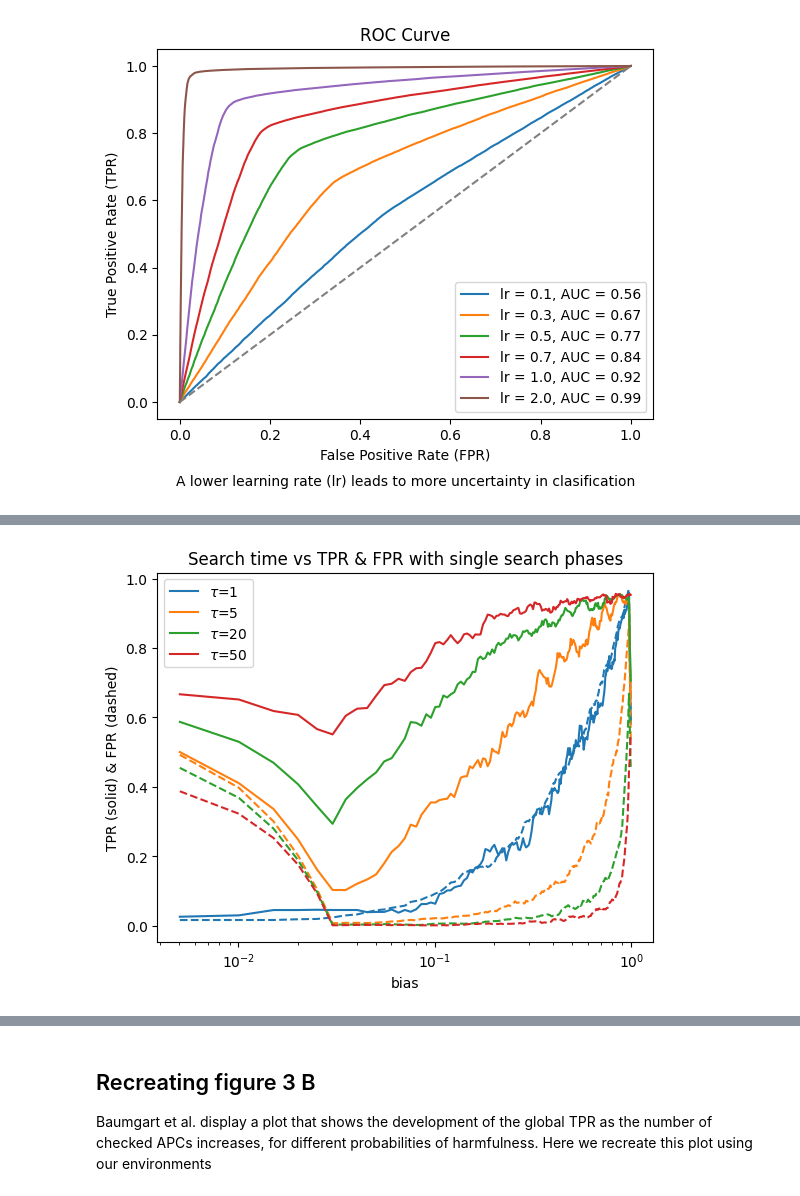
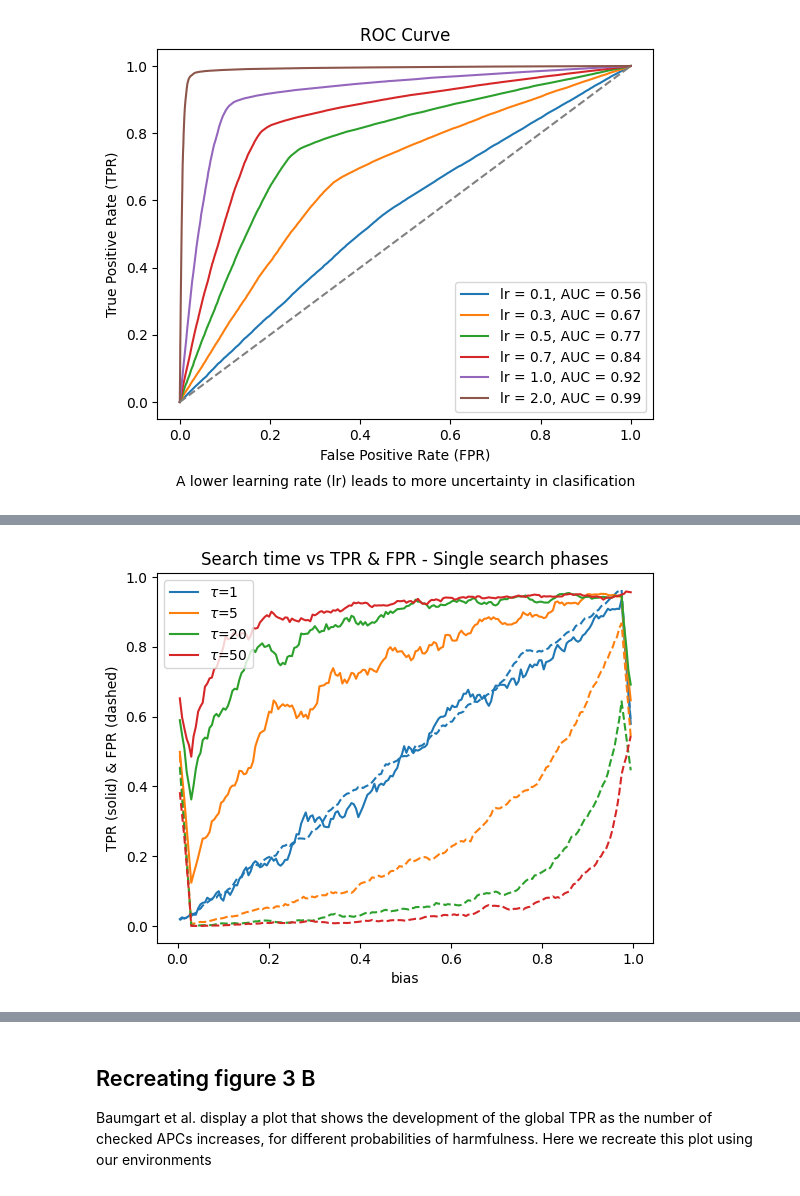
Before and after one commit to nikoczernin/tcells, a Jupyter notebook: baumgart_repro.ipynb, the cells around one changed output, grey strips where cells are left out. Saved outputs shown, nothing was run; the diff lists cells and outputs as text; code cells hidden in the pictures.

```diff
--- a/baumgart_repro.ipynb
+++ b/baumgart_repro.ipynb
@@ -114,0 +146,19 @@ It is also clear to see that the probability of any classification to be correct
+# %%
+from RL.APC import StochasticAPC, get_biases
+n = 5
+
+k = 4
+learning_rate = 1
+biases = get_biases(n, k).round(4)
+StochasticAPC.plotCertainties(biases=biases, learning_rate=learning_rate, title=f"Certainties over time, k={k}, learning_rate={learning_rate}")
+
+k = 1.5
+learning_rate = 2
+biases = get_biases(n, k).round(4)
+StochasticAPC.plotCertainties(biases=biases, learning_rate=learning_rate, title=f"Certainties over time, k={k}, learning_rate={learning_rate}")
+
+
+k = 7
+learning_rate = 0.5
+biases = get_biases(n, k).round(4)
+StochasticAPC.plotCertainties(biases=biases, learning_rate=learning_rate, title=f"Certainties over time, k={k}, learning_rate={learning_rate}")
@@ -259,7 +382,7 @@ plt.show()
 # and on y axis map lines of TPR and FPR per learning rate
 
 from RL.ImmuneSystem import ImmuneSystem_SinglePhase
-from RL.APC import StochasticAPC
+from RL.APC import StochasticAPC, get_biases
 from matplotlib import pyplot as plt
 import numpy as np
 import pandas as pd
@@ -270,9 +393,10 @@ time_results = []
 tau = 4
 
 n = 200
-biases = np.linspace(0, 1, n)
+learning_rates = [.3, .7, 1, 2, 4]
+biases = get_biases(n, k=5)
 # biases = [0.5]
-for learning_rate in [.3, .7, 1, 2, 4]:
+for learning_rate in learning_rates:
 # for learning_rate in [2]:
     for bias in biases:
         if bias == 0 or bias == 1: continue
@@ -323,7 +447,7 @@ for i, lr in enumerate(time_results.learning_rate.unique()):
 
 plt.xlabel("bias")
 plt.ylabel("TPR (solid) & FPR (dashed)")
-plt.title("Search time vs TPR & FPR with single search phases")
+plt.title("Search time vs TPR & FPR - Single search phases")
 plt.legend()
 plt.show()
 # %% [output]
@@ -376,33 +578,33 @@ tau_results["TPR"] = tau_results["TP"] / (tau_results["TP"] + tau_results["FN"]
 tau_results["TNR"] = tau_results["TN"] / (tau_results["FP"] + tau_results["TN"] + 1)
 tau_results["FNR"] = tau_results["FN"] / (tau_results["TP"] + tau_results["FN"] + 1)
 tau_results["FPR"] = tau_results["FP"] / (tau_results["FP"] + tau_results["TN"] + 1)
 
 # compute the rolling mean (centered so it smooths past & future points)
 tau_results['TPR_smooth'] = (
     tau_results['TPR']
     .rolling(window=10, min_periods=1, center=True)
     .mean()
 )
 tau_results['FPR_smooth'] = (
     tau_results['FPR']
     .rolling(window=10, min_periods=1, center=True)
     .mean()
 )
 tau_results
 
 
 
 for i, tau in enumerate(tau_results.tau.unique()):
     df_filtered = tau_results[tau_results.tau == tau]
     plt.plot(df_filtered.bias, df_filtered.TPR_smooth, color=plt.cm.tab10.colors[i], label=f"$\\tau$={tau}")
     plt.plot(df_filtered.bias, df_filtered.FPR_smooth, color=plt.cm.tab10.colors[i], linestyle="dashed")
 
 
-plt.xscale("log")   # make x-axis logarithmic
+# plt.xscale("log")   # make x-axis logarithmic
 plt.xlabel("bias")
 plt.ylabel("TPR (solid) & FPR (dashed)")
-plt.title("Search time vs TPR & FPR with single search phases")
+plt.title("Search time vs TPR & FPR - Single search phases")
 plt.legend()
 plt.show()
 # %% [output]
-[figure, old version]
+[figure, new version]
```
Also changed, not shown: parts of 23 cells of this notebook, 3 other files.
